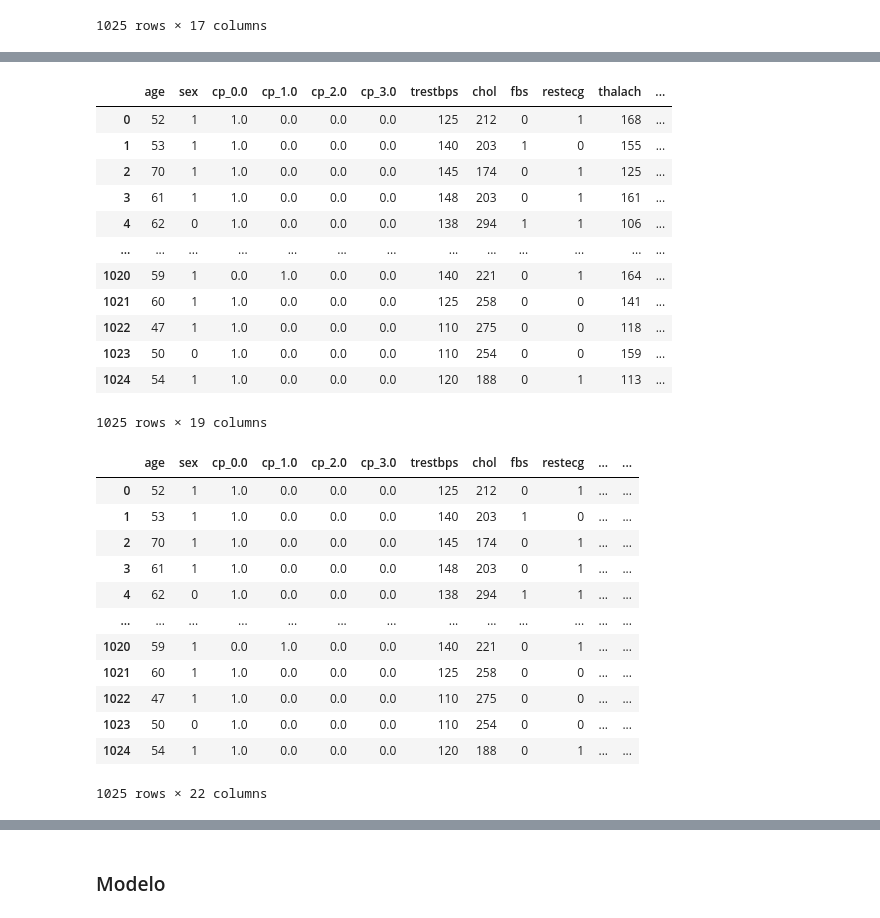
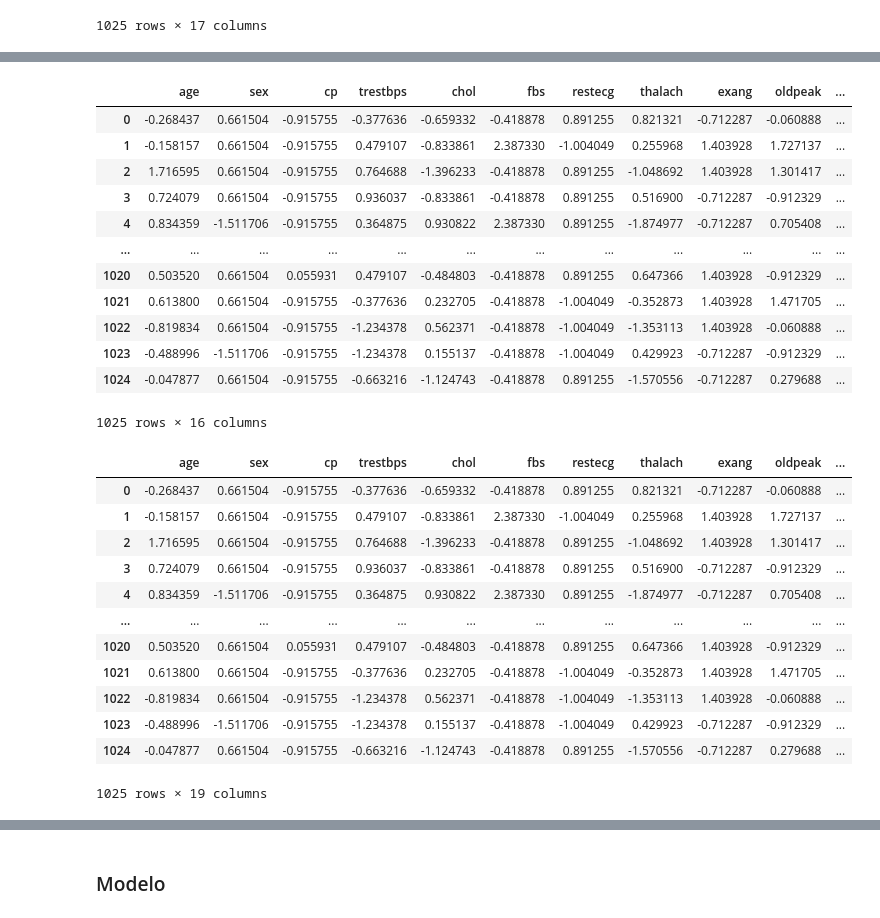
Before and after one commit to EstebanGomezVal/iteso-data-analytics, a Jupyter notebook: notebooks/proyecto.ipynb, the cells around one changed output, grey strips where cells are left out. Cells and saved outputs as stored; diff of their text form; code cells hidden in the pictures.

```diff
--- a/notebooks/proyecto.ipynb
+++ b/notebooks/proyecto.ipynb
@@ -488,3 +561,10 @@ df_encoded
 | 1023 | 50 | 0 | 1.0 | 0.0 | 0.0 | 0.0 | 110 | 254 | 0 | 0 | 159 | ... |
 | 1024 | 54 | 1 | 1.0 | 0.0 | 0.0 | 0.0 | 120 | 188 | 0 | 1 | 113 | ... |
 1025 rows × 17 columns
+# %%
+Se = StandardScaler()
+
+for column in df.columns:
+    df[column] = Se.fit_transform(df[column].values.reshape(-1, 1))
+
+df
@@ -491,41 +585,41 @@ df_encoded
 # %%
 encoder = ce.OneHotEncoder(cols = 'slope', handle_unknown = 'return_nan', return_df = True, use_cat_names = True)
 
-df_encoded = encoder.fit_transform(df_encoded)
+df_encoded = encoder.fit_transform(df)
 df_encoded
 # %% [output]
-|  | age | sex | cp_0.0 | cp_1.0 | cp_2.0 | cp_3.0 | trestbps | chol | fbs | restecg | thalach | ... |
-| 0 | 52 | 1 | 1.0 | 0.0 | 0.0 | 0.0 | 125 | 212 | 0 | 1 | 168 | ... |
-| 1 | 53 | 1 | 1.0 | 0.0 | 0.0 | 0.0 | 140 | 203 | 1 | 0 | 155 | ... |
-| 2 | 70 | 1 | 1.0 | 0.0 | 0.0 | 0.0 | 145 | 174 | 0 | 1 | 125 | ... |
-| 3 | 61 | 1 | 1.0 | 0.0 | 0.0 | 0.0 | 148 | 203 | 0 | 1 | 161 | ... |
-| 4 | 62 | 0 | 1.0 | 0.0 | 0.0 | 0.0 | 138 | 294 | 1 | 1 | 106 | ... |
-| ... | ... | ... | ... | ... | ... | ... | ... | ... | ... | ... | ... | ... |
-| 1020 | 59 | 1 | 0.0 | 1.0 | 0.0 | 0.0 | 140 | 221 | 0 | 1 | 164 | ... |
-| 1021 | 60 | 1 | 1.0 | 0.0 | 0.0 | 0.0 | 125 | 258 | 0 | 0 | 141 | ... |
-| 1022 | 47 | 1 | 1.0 | 0.0 | 0.0 | 0.0 | 110 | 275 | 0 | 0 | 118 | ... |
-| 1023 | 50 | 0 | 1.0 | 0.0 | 0.0 | 0.0 | 110 | 254 | 0 | 0 | 159 | ... |
-| 1024 | 54 | 1 | 1.0 | 0.0 | 0.0 | 0.0 | 120 | 188 | 0 | 1 | 113 | ... |
+|  | age | sex | cp | trestbps | chol | fbs | restecg | thalach | exang | oldpeak | ... |
+| 0 | -0.268437 | 0.661504 | -0.915755 | -0.377636 | -0.659332 | -0.418878 | 0.891255 | 0.821321 | -0.712287 | -0.060888 | ... |
+| 1 | -0.158157 | 0.661504 | -0.915755 | 0.479107 | -0.833861 | 2.387330 | -1.004049 | 0.255968 | 1.403928 | 1.727137 | ... |
+| 2 | 1.716595 | 0.661504 | -0.915755 | 0.764688 | -1.396233 | -0.418878 | 0.891255 | -1.048692 | 1.403928 | 1.301417 | ... |
+| 3 | 0.724079 | 0.661504 | -0.915755 | 0.936037 | -0.833861 | -0.418878 | 0.891255 | 0.516900 | -0.712287 | -0.912329 | ... |
+| 4 | 0.834359 | -1.511706 | -0.915755 | 0.364875 | 0.930822 | 2.387330 | 0.891255 | -1.874977 | -0.712287 | 0.705408 | ... |
+| ... | ... | ... | ... | ... | ... | ... | ... | ... | ... | ... | ... |
+| 1020 | 0.503520 | 0.661504 | 0.055931 | 0.479107 | -0.484803 | -0.418878 | 0.891255 | 0.647366 | 1.403928 | -0.912329 | ... |
+| 1021 | 0.613800 | 0.661504 | -0.915755 | -0.377636 | 0.232705 | -0.418878 | -1.004049 | -0.352873 | 1.403928 | 1.471705 | ... |
+| 1022 | -0.819834 | 0.661504 | -0.915755 | -1.234378 | 0.562371 | -0.418878 | -1.004049 | -1.353113 | 1.403928 | -0.060888 | ... |
+| 1023 | -0.488996 | -1.511706 | -0.915755 | -1.234378 | 0.155137 | -0.418878 | -1.004049 | 0.429923 | -0.712287 | -0.912329 | ... |
+| 1024 | -0.047877 | 0.661504 | -0.915755 | -0.663216 | -1.124743 | -0.418878 | 0.891255 | -1.570556 | -0.712287 | 0.279688 | ... |
-1025 rows × 19 columns
+1025 rows × 16 columns
 # %%
 encoder = ce.OneHotEncoder(cols = 'thal', handle_unknown = 'return_nan', return_df = True, use_cat_names = True)
 
 df_encoded = encoder.fit_transform(df_encoded)
 df_encoded
 # %% [output]
-|  | age | sex | cp_0.0 | cp_1.0 | cp_2.0 | cp_3.0 | trestbps | chol | fbs | restecg | ... | ... |
-| 0 | 52 | 1 | 1.0 | 0.0 | 0.0 | 0.0 | 125 | 212 | 0 | 1 | ... | ... |
-| 1 | 53 | 1 | 1.0 | 0.0 | 0.0 | 0.0 | 140 | 203 | 1 | 0 | ... | ... |
-| 2 | 70 | 1 | 1.0 | 0.0 | 0.0 | 0.0 | 145 | 174 | 0 | 1 | ... | ... |
-| 3 | 61 | 1 | 1.0 | 0.0 | 0.0 | 0.0 | 148 | 203 | 0 | 1 | ... | ... |
-| 4 | 62 | 0 | 1.0 | 0.0 | 0.0 | 0.0 | 138 | 294 | 1 | 1 | ... | ... |
-| ... | ... | ... | ... | ... | ... | ... | ... | ... | ... | ... | ... | ... |
-| 1020 | 59 | 1 | 0.0 | 1.0 | 0.0 | 0.0 | 140 | 221 | 0 | 1 | ... | ... |
-| 1021 | 60 | 1 | 1.0 | 0.0 | 0.0 | 0.0 | 125 | 258 | 0 | 0 | ... | ... |
-| 1022 | 47 | 1 | 1.0 | 0.0 | 0.0 | 0.0 | 110 | 275 | 0 | 0 | ... | ... |
-| 1023 | 50 | 0 | 1.0 | 0.0 | 0.0 | 0.0 | 110 | 254 | 0 | 0 | ... | ... |
-| 1024 | 54 | 1 | 1.0 | 0.0 | 0.0 | 0.0 | 120 | 188 | 0 | 1 | ... | ... |
+|  | age | sex | cp | trestbps | chol | fbs | restecg | thalach | exang | oldpeak | ... |
+| 0 | -0.268437 | 0.661504 | -0.915755 | -0.377636 | -0.659332 | -0.418878 | 0.891255 | 0.821321 | -0.712287 | -0.060888 | ... |
+| 1 | -0.158157 | 0.661504 | -0.915755 | 0.479107 | -0.833861 | 2.387330 | -1.004049 | 0.255968 | 1.403928 | 1.727137 | ... |
+| 2 | 1.716595 | 0.661504 | -0.915755 | 0.764688 | -1.396233 | -0.418878 | 0.891255 | -1.048692 | 1.403928 | 1.301417 | ... |
+| 3 | 0.724079 | 0.661504 | -0.915755 | 0.936037 | -0.833861 | -0.418878 | 0.891255 | 0.516900 | -0.712287 | -0.912329 | ... |
+| 4 | 0.834359 | -1.511706 | -0.915755 | 0.364875 | 0.930822 | 2.387330 | 0.891255 | -1.874977 | -0.712287 | 0.705408 | ... |
+| ... | ... | ... | ... | ... | ... | ... | ... | ... | ... | ... | ... |
+| 1020 | 0.503520 | 0.661504 | 0.055931 | 0.479107 | -0.484803 | -0.418878 | 0.891255 | 0.647366 | 1.403928 | -0.912329 | ... |
+| 1021 | 0.613800 | 0.661504 | -0.915755 | -0.377636 | 0.232705 | -0.418878 | -1.004049 | -0.352873 | 1.403928 | 1.471705 | ... |
+| 1022 | -0.819834 | 0.661504 | -0.915755 | -1.234378 | 0.562371 | -0.418878 | -1.004049 | -1.353113 | 1.403928 | -0.060888 | ... |
+| 1023 | -0.488996 | -1.511706 | -0.915755 | -1.234378 | 0.155137 | -0.418878 | -1.004049 | 0.429923 | -0.712287 | -0.912329 | ... |
+| 1024 | -0.047877 | 0.661504 | -0.915755 | -0.663216 | -1.124743 | -0.418878 | 0.891255 | -1.570556 | -0.712287 | 0.279688 | ... |
-1025 rows × 22 columns
+1025 rows × 19 columns
 # %%
 X = df_encoded.drop('target', axis = 1)
 X
```
Also changed, not shown: parts of 22 cells of this notebook, 3 other files.
